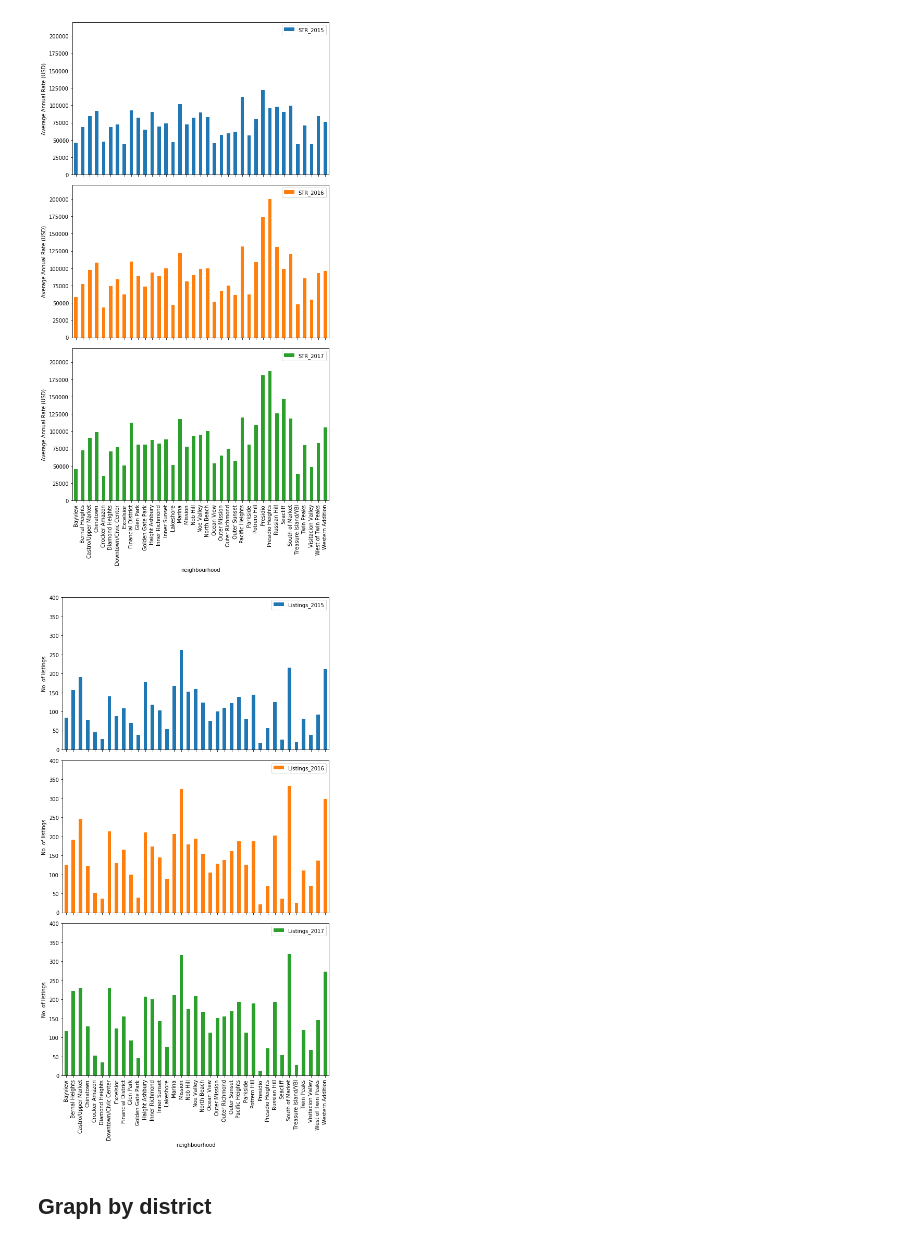
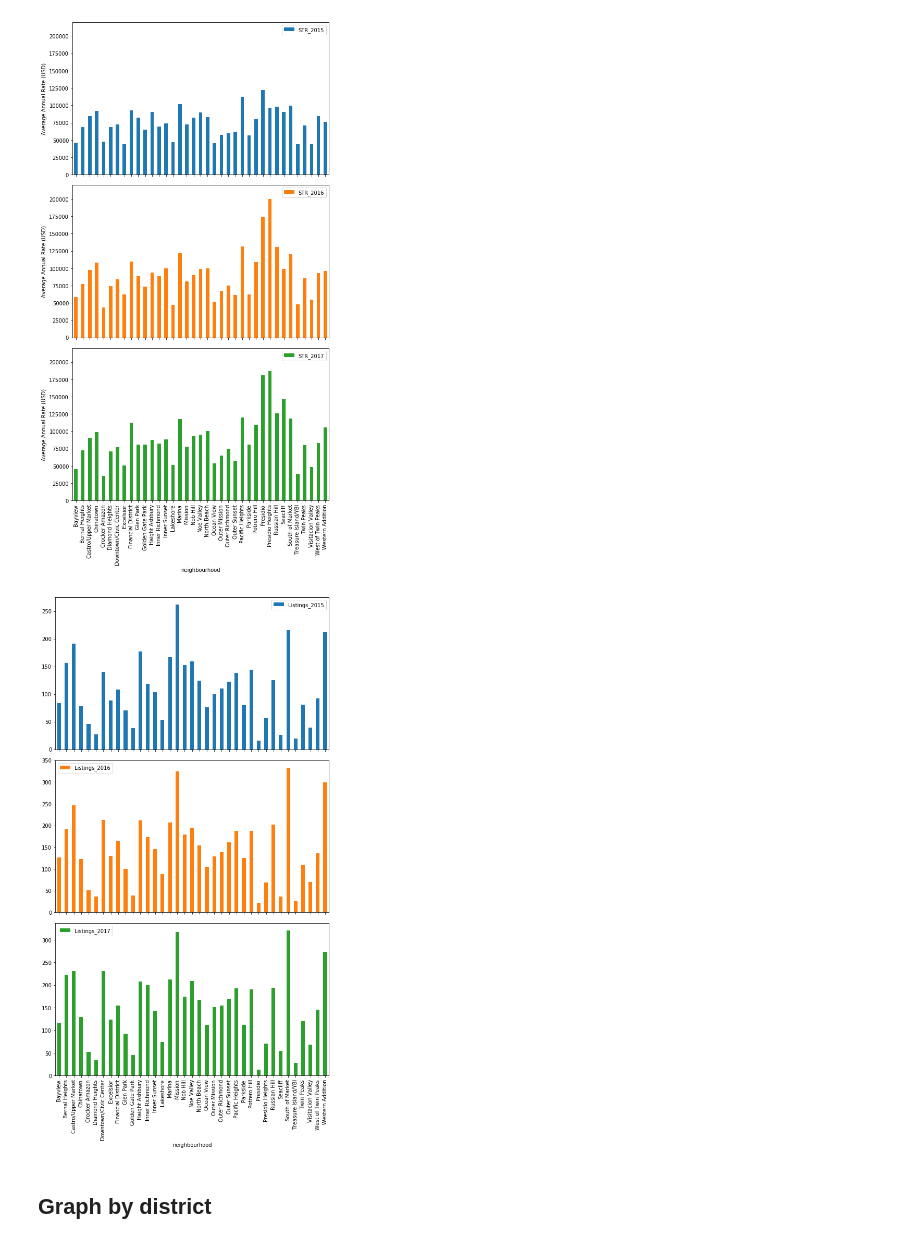
Before and after one commit to rochiecuevas/shared_accommodations, a Jupyter notebook: AirbnbRateVisualisation.ipynb, the cells around one changed output. Drawn from its saved outputs; the diff is of its cells as text; code cells hidden in the pictures.

Commit message:
cleaned the code by defining functions and adding for loops; updated README method section

```diff
--- a/AirbnbRateVisualisation.ipynb
+++ b/AirbnbRateVisualisation.ipynb
@@ -27,18 +27,22 @@ df.head()
 | 4 | Crocker Amazon | 46 | 51 | 52 | 47207.84 | 43735.51 | 35399.72 | Southern |
 # %% [markdown]
 ## Graph by neighbourhood
+# %%
+# Create a function for plotting bar graphs
+# str is the substring of the relevant column header
+def bargraphs(df, str):
+    ax = df.plot.bar(x = "neighbourhood",
+                 y = [i for i in df.filter(regex = str)], # select column headers with substring
+                 subplots = True,
+                 figsize = (8,15), title = ["", "", ""])
+    return ax
 # %%
-# Plot annual average short-term rent rates for 2015–2017 in subplots
-ax = df.plot.bar(x = "neighbourhood", y = ["STR_2015", "STR_2016", "STR_2017"], subplots = True,
-                 figsize = (8,15), title = ["", "", ""])
-ax[0].set_ylabel("Average Annual Rate (USD)")
-ax[1].set_ylabel("Average Annual Rate (USD)")
-ax[2].set_ylabel("Average Annual Rate (USD)")
+# Plot the short-term rental rates across neighbourhoods
+bar_STR = bargraphs(df,"STR")
 
-ax[0].set_ylim(0, 220000)
-ax[1].set_ylim(0, 220000)
-ax[2].set_ylim(0, 220000)
-
+for yr in range(0, len(bar_STR)): # loop through all subplots in ax (there are three, corresponding to the years)
+    bar_STR[yr].set_ylabel("Average Annual Rate (USD)")
+    bar_STR[yr].set_ylim(0, 220000)
 
 # Save file as svg
 plt.tight_layout()
@@ -48,24 +52,18 @@ plt.savefig("Images/Airbnb_annual_avg.png")
 [figure]
 # %%
 # Plot number of listings for 2015–2017 in subplots
-ax = df.plot.bar(x = "neighbourhood", y = ["Listings_2015", "Listings_2016", "Listings_2017"],
-                 subplots = True,
-                 figsize = (8,15), title = ["", "", ""])
-ax[0].set_ylabel("No. of listings")
-ax[1].set_ylabel("No. of listings")
-ax[2].set_ylabel("No. of listings")
+bar_Listings = bargraphs(df,"Listings")
 
-ax[0].set_ylim(0, 400)
-ax[1].set_ylim(0, 400)
-ax[2].set_ylim(0, 400)
-
+for yr in range(0, len(bar_Listings)): # loop through all subplots in ax (there are three, corresponding to the years)
+    bar_STR[yr].set_ylabel("No. of listings")
+    bar_STR[yr].set_ylim(0, 400)
 
 # Save file as svg
 plt.tight_layout()
 plt.savefig("Images/Airbnb_neighbourhood_listings.svg")
 plt.savefig("Images/Airbnb_neighbourhood_listings.png")
 # %% [output]
-[figure, old version]
+[figure, new version]
 # %% [markdown]
 ## Graph by district
 # %%
```
Also changed, not shown: parts of 3 cells of this notebook, 1 other file.
